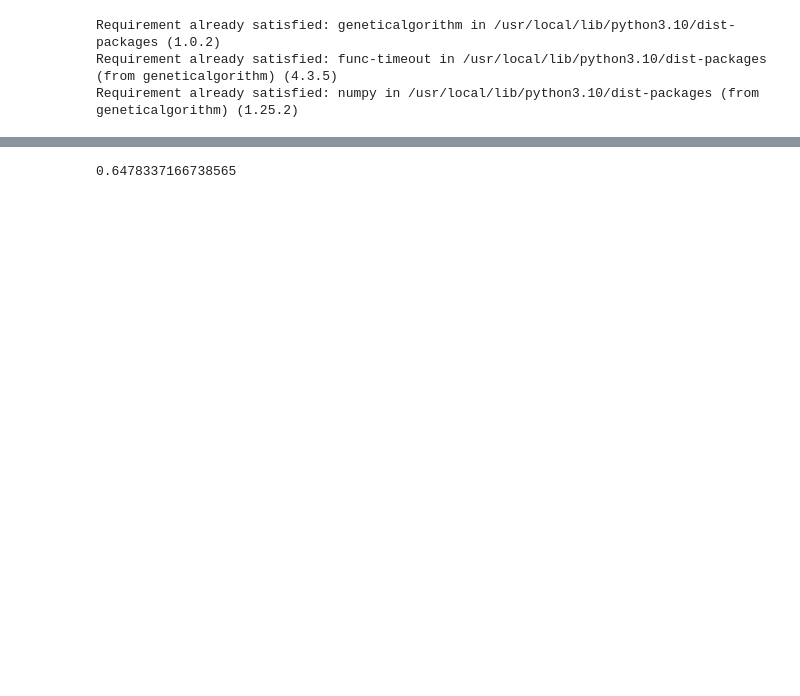
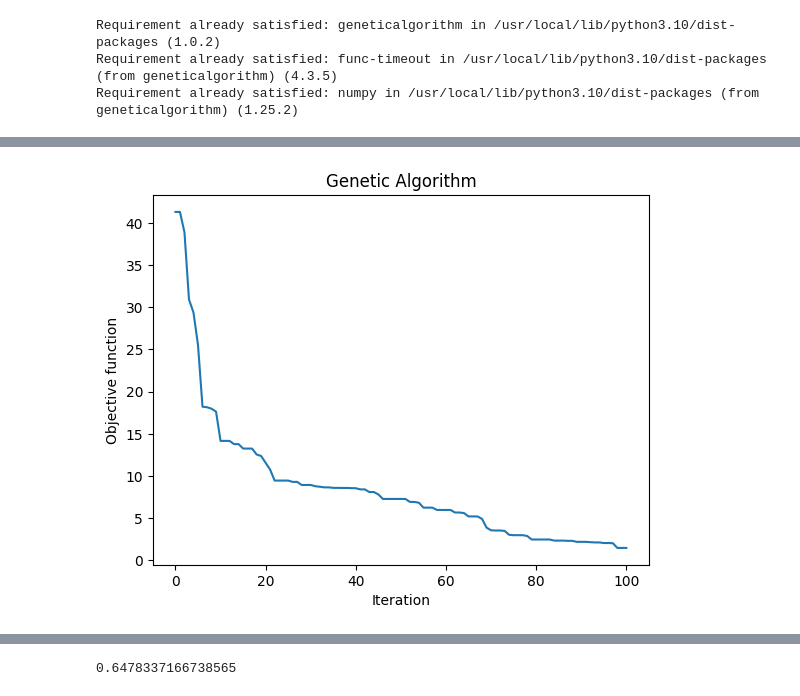
Before and after one commit to hanzlayyy/FYDP, a Jupyter notebook: FYDP_Notebook_V1_0.ipynb, the cells around one changed output, grey strips where cells are left out. Drawn from its saved outputs; the diff is of its cells as text; code cells hidden in the pictures; blank space fills up the shorter version.

```diff
--- a/FYDP_Notebook_V1_0.ipynb
+++ b/FYDP_Notebook_V1_0.ipynb
@@ -738,0 +562,15 @@ Best parameters found:
+# %%
+boundaries = np.array(X.describe().loc[["min","max"],:].T)
+algorithm_param = {
+    'max_num_iteration': 100,
+    'population_size': 200,
+    'mutation_probability': 0.03,
+    'elit_ratio': 0.02,
+    'crossover_probability': 0.8,
+    'parents_portion': 0.4,
+    'crossover_type': 'two_point',
+    'max_iteration_without_improv': 20
+}
+ga_model = ga(function=obj_fun, dimension=15, variable_type='real', variable_boundaries=boundaries, algorithm_parameters=algorithm_param)
+ga_model.run()
+# %% [output]
@@ -739,3 +594,4 @@ Best parameters found:
+[figure, added]
 # %%
 X_train_scaled
 # %% [output]
```
Also changed, not shown: parts of 16 cells of this notebook.
